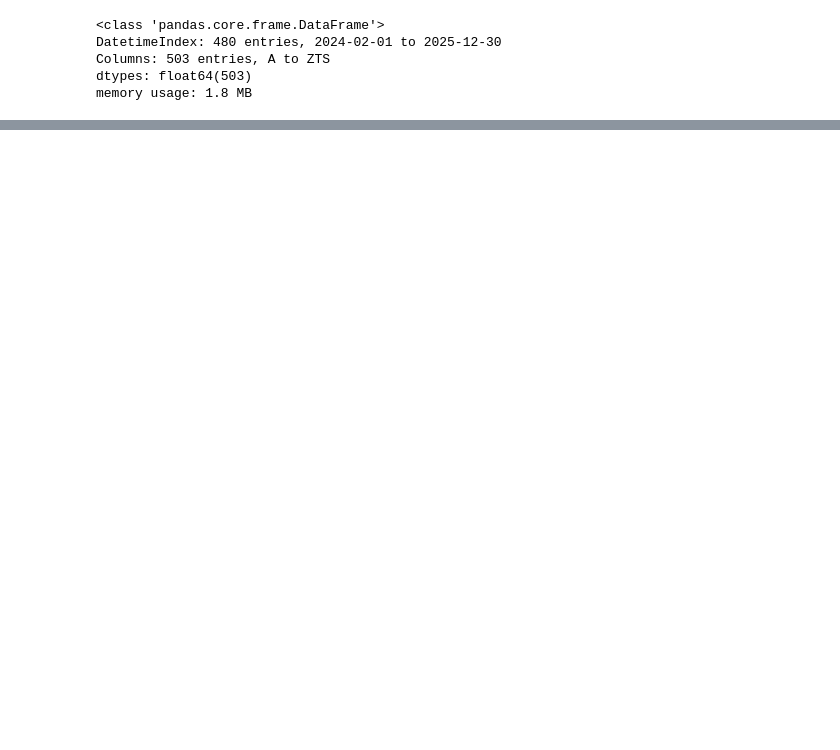
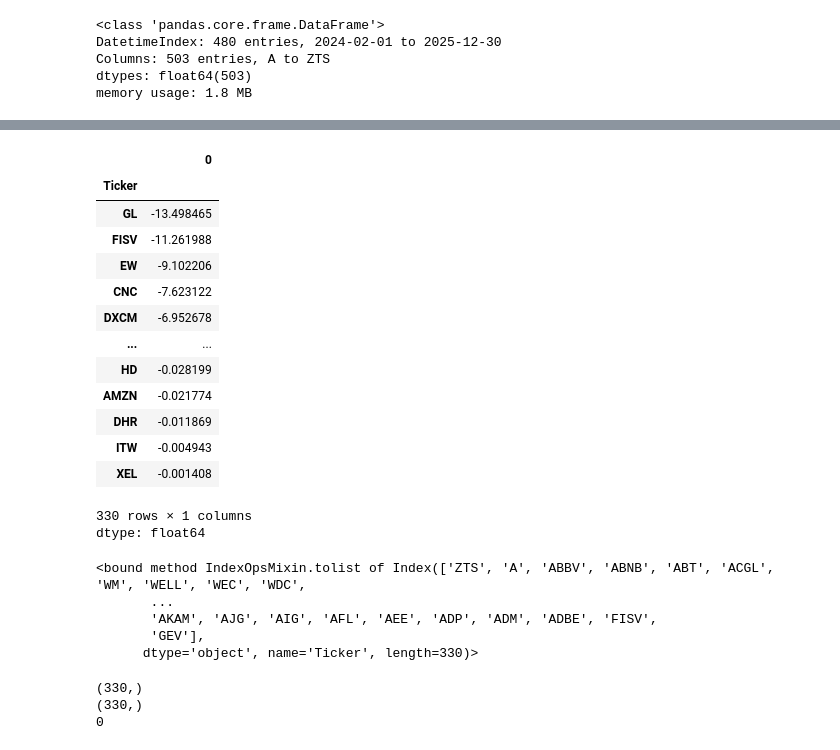
Before and after one commit to bynak06-cell/Finance-and-Technology, a Jupyter notebook: Tema_1_Activos_Intro/src/analisis-inicial-English.ipynb, the cells around one changed output, grey strips where cells are left out. Saved outputs shown, nothing was run; the diff lists cells and outputs as text; code cells hidden in the pictures; blank space fills up the shorter version.

```diff
--- a/Tema_1_Activos_Intro/src/analisis-inicial-English.ipynb
+++ b/Tema_1_Activos_Intro/src/analisis-inicial-English.ipynb
@@ -1361,0 +1384,4 @@ msno.matrix(df)
+# %%
+df_skew = ret.skew()
+# %%
+df_skew = df_skew[df_skew < 0]
@@ -1361,0 +1401,18 @@ msno.matrix(df)
+# %%
+df_skew.sort_values(ascending = True)
+# %% [output]
+|  | 0 |
+| Ticker |  |
+| GL | -13.498465 |
+| FISV | -11.261988 |
+| EW | -9.102206 |
+| CNC | -7.623122 |
+| DXCM | -6.952678 |
+| ... | ... |
+| HD | -0.028199 |
+| AMZN | -0.021774 |
+| DHR | -0.011869 |
+| ITW | -0.004943 |
+| XEL | -0.001408 |
+330 rows × 1 columns
+dtype: float64
@@ -1361,0 +1423,8 @@ msno.matrix(df)
+# %%
+print(val_skew)
+# %% [output]
+<bound method IndexOpsMixin.tolist of Index(['ZTS', 'A', 'ABBV', 'ABNB', 'ABT', 'ACGL', 'WM', 'WELL', 'WEC', 'WDC',
+       ...
+       'AKAM', 'AJG', 'AIG', 'AFL', 'AEE', 'ADP', 'ADM', 'ADBE', 'FISV',
+       'GEV'],
+      dtype='object', name='Ticker', length=330)>
@@ -1361,0 +1433,9 @@ msno.matrix(df)
+# %%
+print(df_kurt.shape)
+print(df_skew.shape)
+
+print((df_kurt.index != df_skew.index).sum())  # todos los valores son los mismos
+# %% [output]
+(330,)
+(330,)
+0
```
Also changed, not shown: parts of 16 cells of this notebook.
